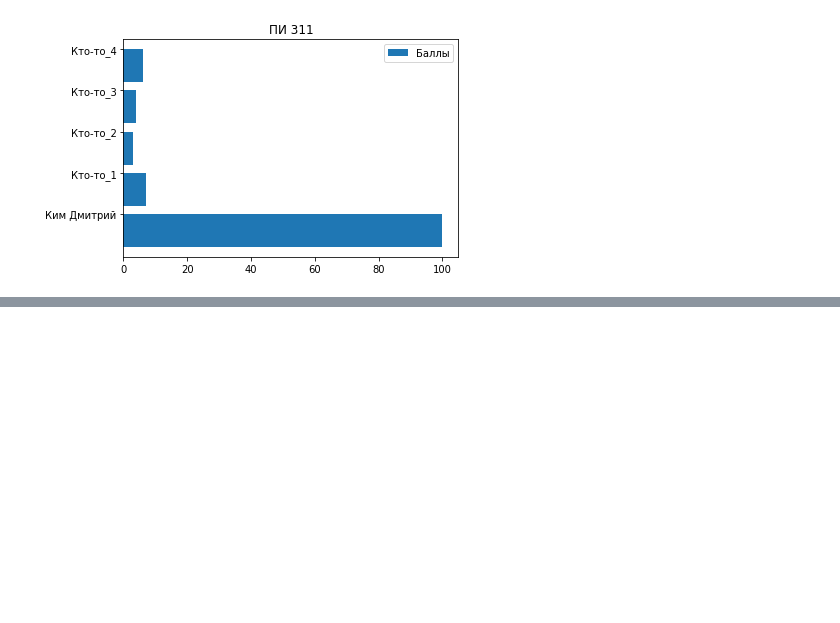
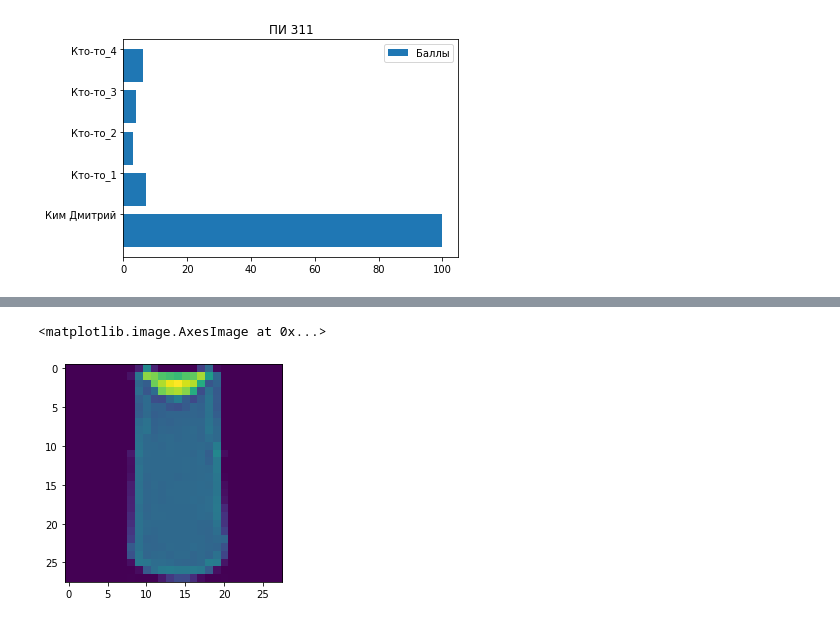
Before and after one commit to KimDmitriyR/Kim-Dmitriy-Romanovich-PI-311, a Jupyter notebook: Laba6_3.ipynb, the cells around one changed output, grey strips where cells are left out. Cells and saved outputs as stored; diff of their text form; code cells hidden in the pictures; blank space fills up the shorter version.

```diff
--- a/Laba6_3.ipynb
+++ b/Laba6_3.ipynb
@@ -37,0 +115,12 @@ plt.show()
+# %%
+import tensorflow as tf
+
+image_data = tf.keras.datasets.fashion_mnist
+# %%
+from sys import platform
+(train_images,train_labels),(test_images,test_labels) = image_data.load_data()
+
+import matplotlib.pyplot as plt
+
+plt.imshow(train_images[2]) #Данные должны быть предварительно обработаны перед обучением сети для этого масштабируйум эти значения в диапазоне от 0 до 1.
+# %% [output]
@@ -37,0 +135,2 @@ plt.show()
+<matplotlib.image.AxesImage at 0x...>
+[figure, added]
```
Also changed, not shown: parts of 15 cells of this notebook.
